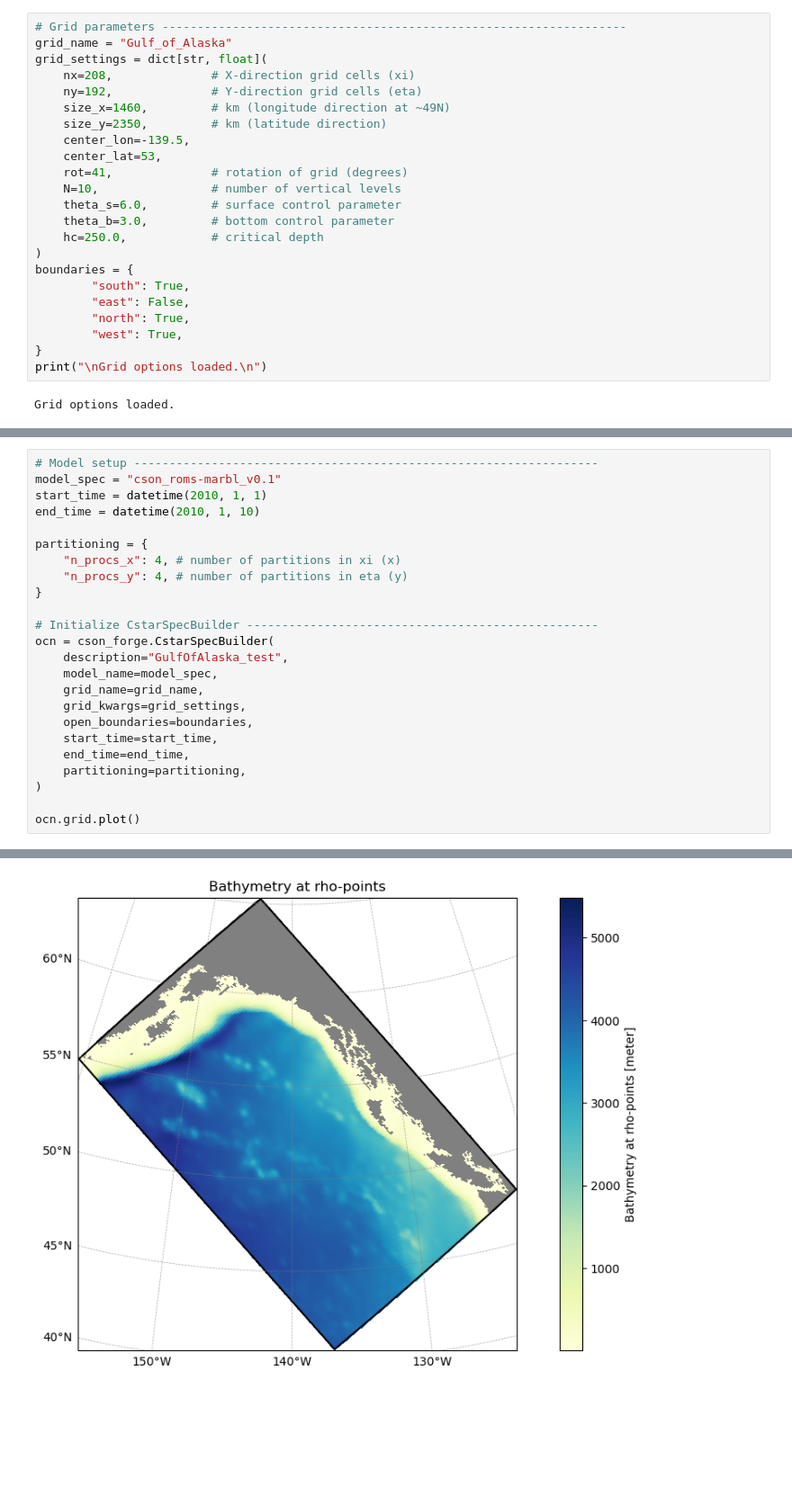
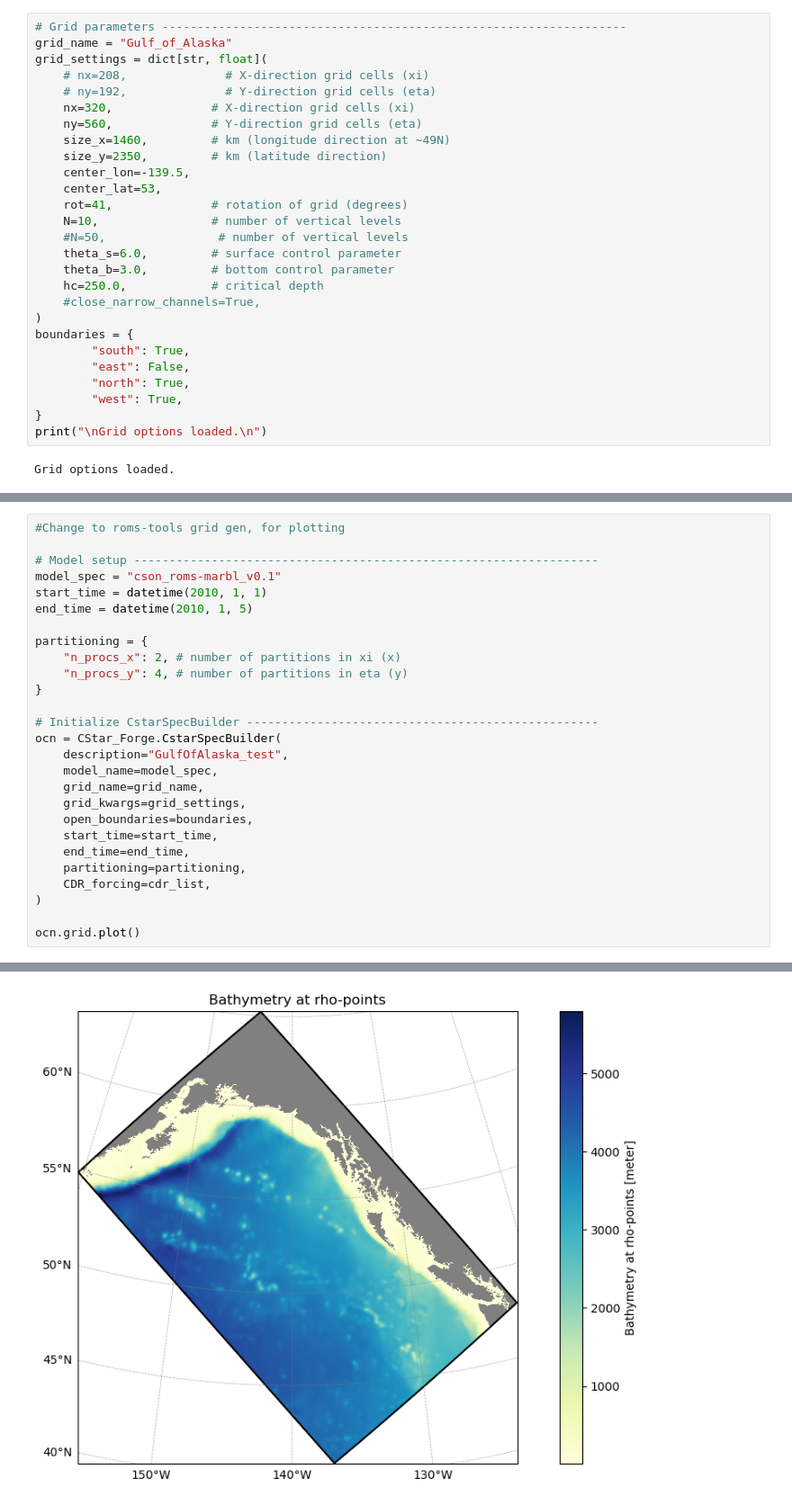
Before and after one commit to CWorthy-ocean/CWorthy-Demo, a Jupyter notebook: C-Star-Introduction.ipynb, the cells around one changed output, grey strips where cells are left out. Shown at 90% size. Cells and saved outputs as stored; diff of their text form; blank space fills up the shorter version.

```diff
--- a/C-Star-Introduction.ipynb
+++ b/C-Star-Introduction.ipynb
@@ -62,17 +72,21 @@ Define the dimensions that will build a ROMS model grid with plain-language name
 # Grid parameters ------------------------------------------------------------------
 grid_name = "Gulf_of_Alaska"
 grid_settings = dict[str, float](
-    nx=208,              # X-direction grid cells (xi)
-    ny=192,              # Y-direction grid cells (eta)
+    # nx=208,              # X-direction grid cells (xi)
+    # ny=192,              # Y-direction grid cells (eta)
+    nx=320,              # X-direction grid cells (xi)
+    ny=560,              # Y-direction grid cells (eta)
     size_x=1460,         # km (longitude direction at ~49N)
     size_y=2350,         # km (latitude direction)
     center_lon=-139.5,
     center_lat=53,
     rot=41,              # rotation of grid (degrees)
     N=10,                # number of vertical levels
+    #N=50,                # number of vertical levels
     theta_s=6.0,         # surface control parameter
     theta_b=3.0,         # bottom control parameter
     hc=250.0,            # critical depth
+    #close_narrow_channels=True,
 )
 boundaries = {
         "south": True,
@@ -91,18 +105,20 @@ Next we define a test model, using a pre-defined ROMS-MARBL model specification
 These changeable options are passed to the CstarSpecBuilder() object, which will find and generate the <b>forcing data</b>, and <b>C-Star blueprints</b> which will run the ROMS model and ensure <b>scientific reproducability<b>:
 </p>
 # %%
+#Change to roms-tools grid gen, for plotting
+
 # Model setup ------------------------------------------------------------------
 model_spec = "cson_roms-marbl_v0.1"
 start_time = datetime(2010, 1, 1)
-end_time = datetime(2010, 1, 10)
+end_time = datetime(2010, 1, 5)
 
 partitioning = {
-    "n_procs_x": 4, # number of partitions in xi (x)
+    "n_procs_x": 2, # number of partitions in xi (x)
     "n_procs_y": 4, # number of partitions in eta (y)
 }
 
 # Initialize CstarSpecBuilder --------------------------------------------------
-ocn = cson_forge.CstarSpecBuilder(
+ocn = CStar_Forge.CstarSpecBuilder(
     description="GulfOfAlaska_test",
     model_name=model_spec,
     grid_name=grid_name,
@@ -111,6 +127,7 @@ ocn = cson_forge.CstarSpecBuilder(
     start_time=start_time,
     end_time=end_time,
     partitioning=partitioning,
+    CDR_forcing=cdr_list,
 )
 
 ocn.grid.plot()
@@ -131 +151 @@ CstarSpecBuilder: output locations
-[figure, old version]
+[figure, new version]
```
Also changed, not shown: parts of 17 cells of this notebook, 3 other files.
